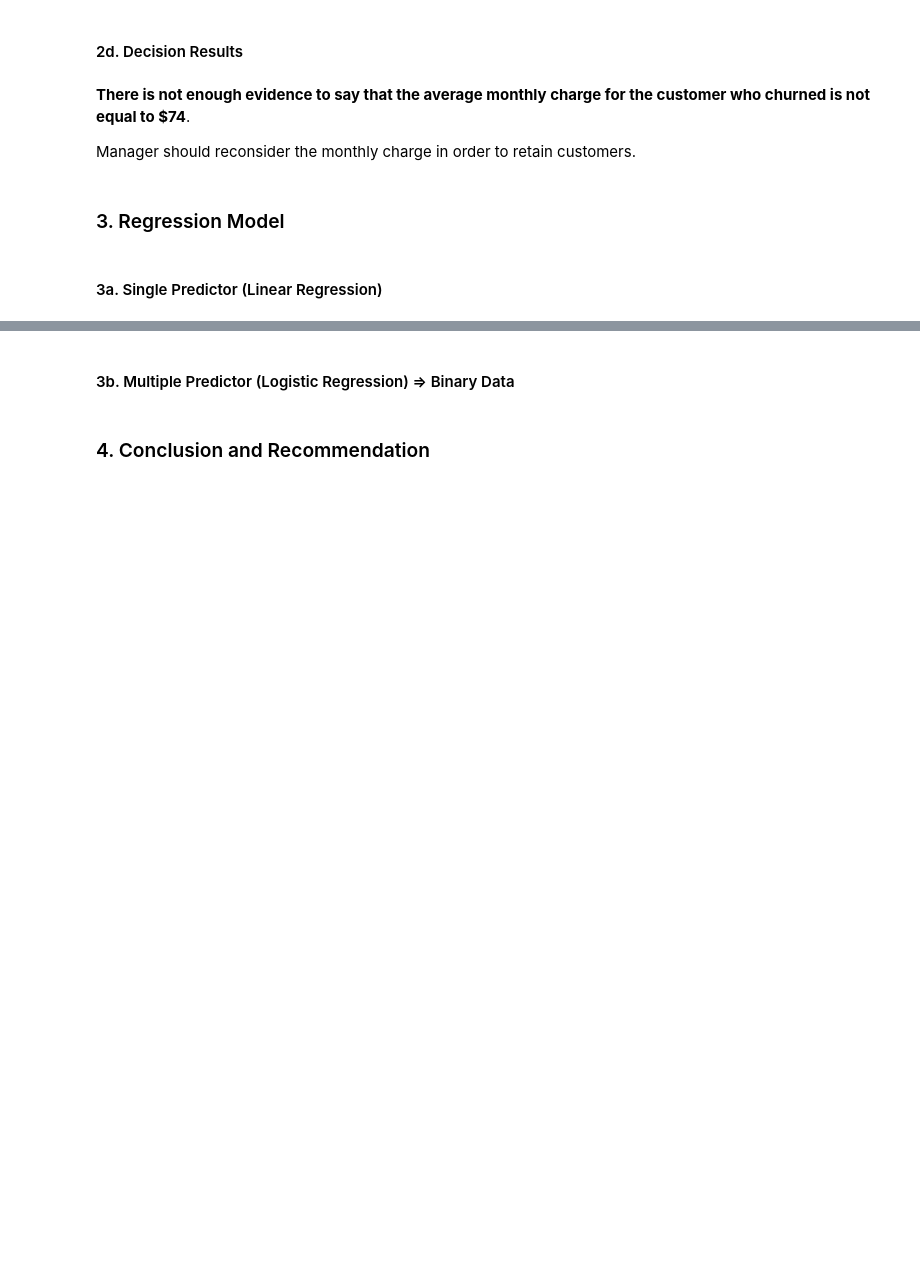
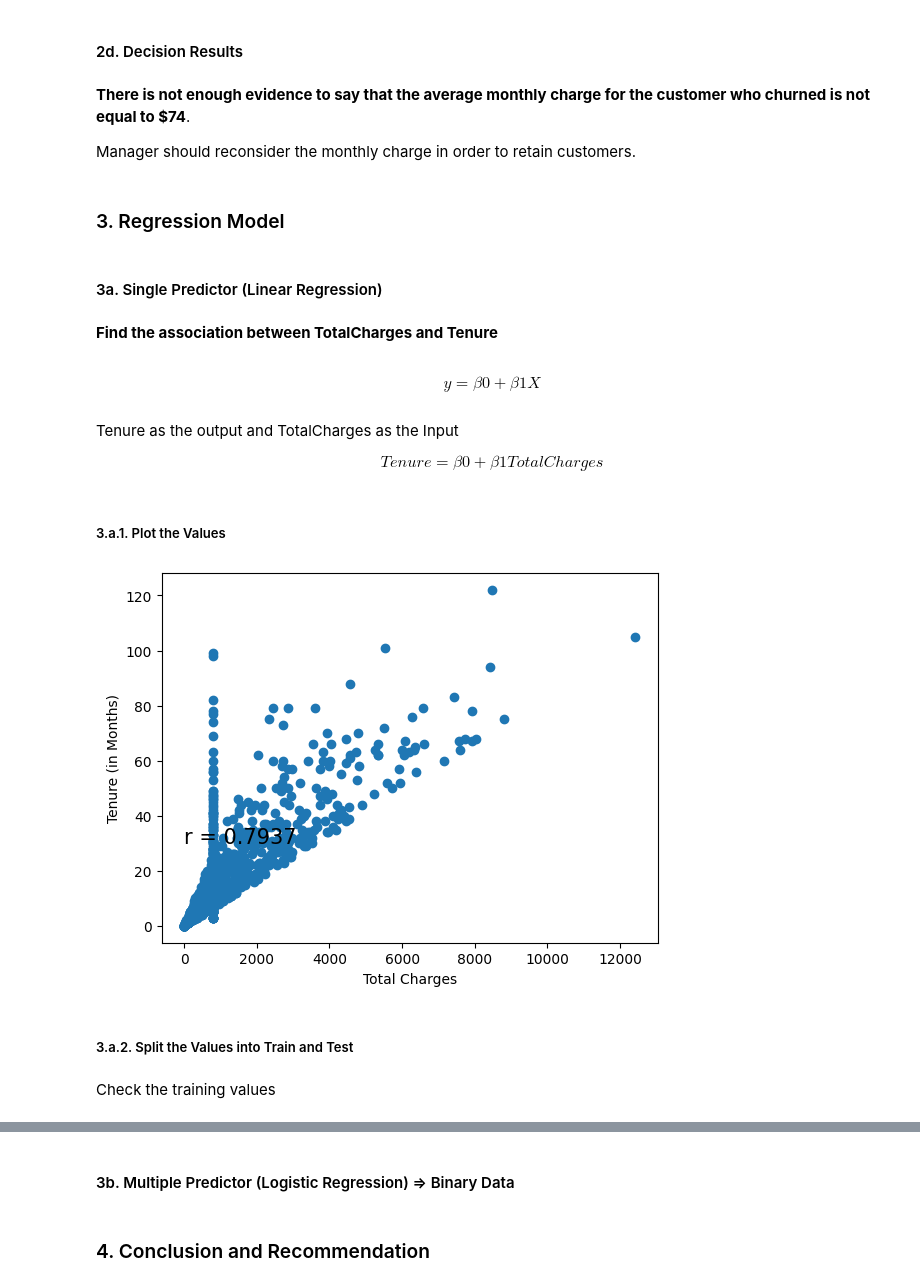
Before and after one commit to rzkybagaskara/telecom-customer-analysis, a Jupyter notebook: Customer_Churn_Analysis.ipynb, the cells around one changed output, grey strips where cells are left out. Cells and saved outputs as stored; diff of their text form; code cells hidden in the pictures; blank space fills up the shorter version.

Commit message:
add linear regression for TotalCharges and Tenure

```diff
--- a/Customer_Churn_Analysis.ipynb
+++ b/Customer_Churn_Analysis.ipynb
@@ -374,3 +375,30 @@ Manager should reconsider the monthly charge in order to retain customers.
 ### 3. Regression Model
 # %% [markdown]
 #### 3a. Single Predictor (Linear Regression)
+# %% [markdown]
+**Find the association between TotalCharges and Tenure**
+# %% [markdown]
+$$y = β0 + β1X$$
+# %% [markdown]
+Tenure as the output and TotalCharges as the Input
+
+$$Tenure = β0 + β1TotalCharges$$
+# %% [markdown]
+##### 3.a.1. Plot the Values
+# %%
+r = scipy.stats.pearsonr(x=df['TotalCharges'], y=df['Tenure'])[0]
+
+# sns.regplot(x='TotalCharges', y='Tenure', data=df)
+
+plt.scatter(x=df['TotalCharges'], y=df['Tenure'])
+
+plt.xlabel('Total Charges')
+plt.ylabel('Tenure (in Months)')
+
+plt.text(5,30, 'r = ' + str(round(r, 4)), fontsize=15)
+
+plt.show()
+# %% [output]
+[figure, added]
+# %% [markdown]
+##### 3.a.2. Split the Values into Train and Test
@@ -376,0 +412,2 @@ Manager should reconsider the monthly charge in order to retain customers.
+# %% [markdown]
+Check the training values
```
Also changed, not shown: parts of 25 cells of this notebook.
